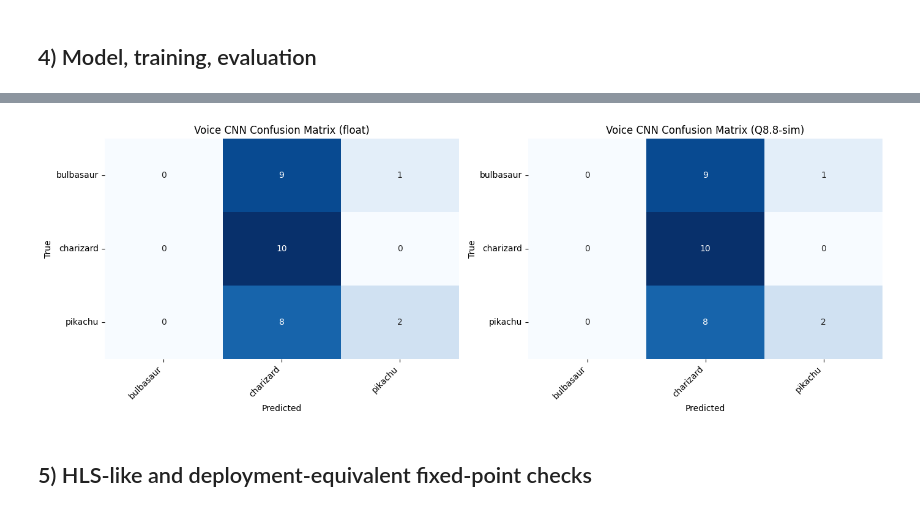
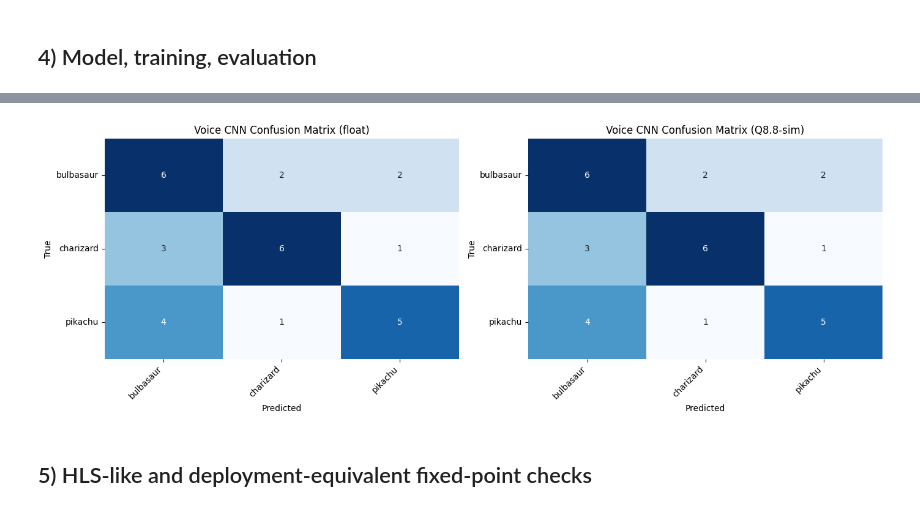
Before and after one commit to Luo-Z-Y/CG4002-AI, a Jupyter notebook: notebooks/train_voice_cnn.ipynb, the cells around one changed output, grey strips where cells are left out. Saved outputs shown, nothing was run; the diff lists cells and outputs as text; code cells hidden in the pictures.

```diff
--- a/notebooks/train_voice_cnn.ipynb
+++ b/notebooks/train_voice_cnn.ipynb
@@ -500,44 +532,34 @@ Saved to: ../data/audio/20260321
 #         return self.fc(x)
 
 
-# Deeper overfitting experiment kept here for reference.
+# Compact speaker-disjoint experiment kept here for reference.
 # class VoiceCNN(nn.Module):
 #     def __init__(self, num_classes=NUM_CLASSES):
 #         super().__init__()
-#         self.conv1 = nn.Conv1d(40, 32, kernel_size=3, padding=1)
+#         self.conv1 = nn.Conv1d(40, 16, kernel_size=5, padding=2)
 #         self.relu1 = nn.ReLU()
-#         self.conv2 = nn.Conv1d(32, 32, kernel_size=3, padding=1)
+#         self.pool1 = nn.MaxPool1d(2)
+#         self.drop1 = nn.Dropout(DROPOUT_P * 0.5)
+#
+#         self.conv2 = nn.Conv1d(16, 24, kernel_size=5, padding=2)
 #         self.relu2 = nn.ReLU()
-#         self.pool1 = nn.MaxPool1d(2)
-#         self.drop1 = nn.Dropout(DROPOUT_P * 0.35)
+#         self.pool2 = nn.MaxPool1d(2)
+#         self.drop2 = nn.Dropout(DROPOUT_P * 0.75)
 #
-#         self.conv3 = nn.Conv1d(32, 64, kernel_size=3, padding=1)
+#         self.conv3 = nn.Conv1d(24, 32, kernel_size=3, padding=1)
 #         self.relu3 = nn.ReLU()
-#         self.conv4 = nn.Conv1d(64, 64, kernel_size=3, padding=1)
-#         self.relu4 = nn.ReLU()
-#         self.pool2 = nn.MaxPool1d(2)
-#         self.drop2 = nn.Dropout(DROPOUT_P * 0.5)
+#         self.pool3 = nn.AdaptiveAvgPool1d(1)
 #
-#         self.conv5 = nn.Conv1d(64, 96, kernel_size=3, padding=1)
-#         self.relu5 = nn.ReLU()
-#         self.pool3 = nn.AdaptiveAvgPool1d(1)
-#         self.drop3 = nn.Dropout(DROPOUT_P)
-#
-#         self.fc1 = nn.Linear(96, 48)
+#         self.fc1 = nn.Linear(32, 16)
 #         self.relu_fc1 = nn.ReLU()
 #         self.drop_fc1 = nn.Dropout(DROPOUT_P)
-#         self.fc2 = nn.Linear(48, num_classes)
+#         self.fc2 = nn.Linear(16, num_classes)
 #
 #     def forward(self, x):
-#         x = self.relu1(self.conv1(x))
-#         x = self.relu2(self.conv2(x))
-#         x = self.drop1(self.pool1(x))
+#         x = self.drop1(self.pool1(self.relu1(self.conv1(x))))
+#         x = self.drop2(self.pool2(self.relu2(self.conv2(x))))
 #         x = self.relu3(self.conv3(x))
-#         x = self.relu4(self.conv4(x))
-#         x = self.drop2(self.pool2(x))
-#         x = self.relu5(self.conv5(x))
-#         x = self.drop3(self.pool3(x))
-#         x = x.squeeze(-1)
+#         x = self.pool3(x).squeeze(-1)
 #         x = self.drop_fc1(self.relu_fc1(self.fc1(x)))
 #         return self.fc2(x)
 
@@ -545,33 +567,24 @@ Saved to: ../data/audio/20260321
 class VoiceCNN(nn.Module):
     def __init__(self, num_classes=NUM_CLASSES):
         super().__init__()
-        self.conv1 = nn.Conv1d(40, 16, kernel_size=5, padding=2)
+        self.conv1 = nn.Conv1d(40, 16, kernel_size=3, padding=1)
         self.relu1 = nn.ReLU()
         self.pool1 = nn.MaxPool1d(2)
         self.drop1 = nn.Dropout(DROPOUT_P * 0.5)
 
-        self.conv2 = nn.Conv1d(16, 24, kernel_size=5, padding=2)
+        self.conv2 = nn.Conv1d(16, 32, kernel_size=3, padding=1)
         self.relu2 = nn.ReLU()
-        self.pool2 = nn.MaxPool1d(2)
-        self.drop2 = nn.Dropout(DROPOUT_P * 0.75)
+        self.pool2 = nn.AdaptiveAvgPool1d(1)
+        self.drop2 = nn.Dropout(DROPOUT_P)
 
-        self.conv3 = nn.Conv1d(24, 32, kernel_size=3, padding=1)
-        self.relu3 = nn.ReLU()
-        self.pool3 = nn.AdaptiveAvgPool1d(1)
-
-        self.fc1 = nn.Linear(32, 16)
-        self.relu_fc1 = nn.ReLU()
-        self.drop_fc1 = nn.Dropout(DROPOUT_P)
-        self.fc2 = nn.Linear(16, num_classes)
+        self.fc = nn.Linear(32, num_classes)
 
     def forward(self, x):
-        # Compact model for tiny speaker-disjoint data: fewer parameters, same MFCC input.
+        # Board-matched baseline: identical layer shapes to the current Ultra96 voice HLS core.
         x = self.drop1(self.pool1(self.relu1(self.conv1(x))))
         x = self.drop2(self.pool2(self.relu2(self.conv2(x))))
-        x = self.relu3(self.conv3(x))
-        x = self.pool3(x).squeeze(-1)
-        x = self.drop_fc1(self.relu_fc1(self.fc1(x)))
-        return self.fc2(x)
+        x = x.squeeze(-1)
+        return self.fc(x)
 
 
 def print_model_summary(model, sample_input):
@@ -610,7 +623,7 @@ def print_model_summary(model, sample_input):
 
 
 model = VoiceCNN(NUM_CLASSES).to(device)
-print('Model summary (compact speaker-disjoint experiment):')
+print('Model summary (board-matched speaker-disjoint experiment):')
 print_model_summary(model, torch.zeros(1, 40, 50, device=device))
 criterion = nn.CrossEntropyLoss(label_smoothing=LABEL_SMOOTHING)
 
@@ -795,4 +808,4 @@ Final Test Accuracy (Q8.8-sim): 40.00%
-[figure, old version]
+[figure, new version]
 # %% [markdown]
 ## 5) HLS-like and deployment-equivalent fixed-point checks
 # %%
```
Also changed, not shown: parts of 6 cells of this notebook, 2 other files.
